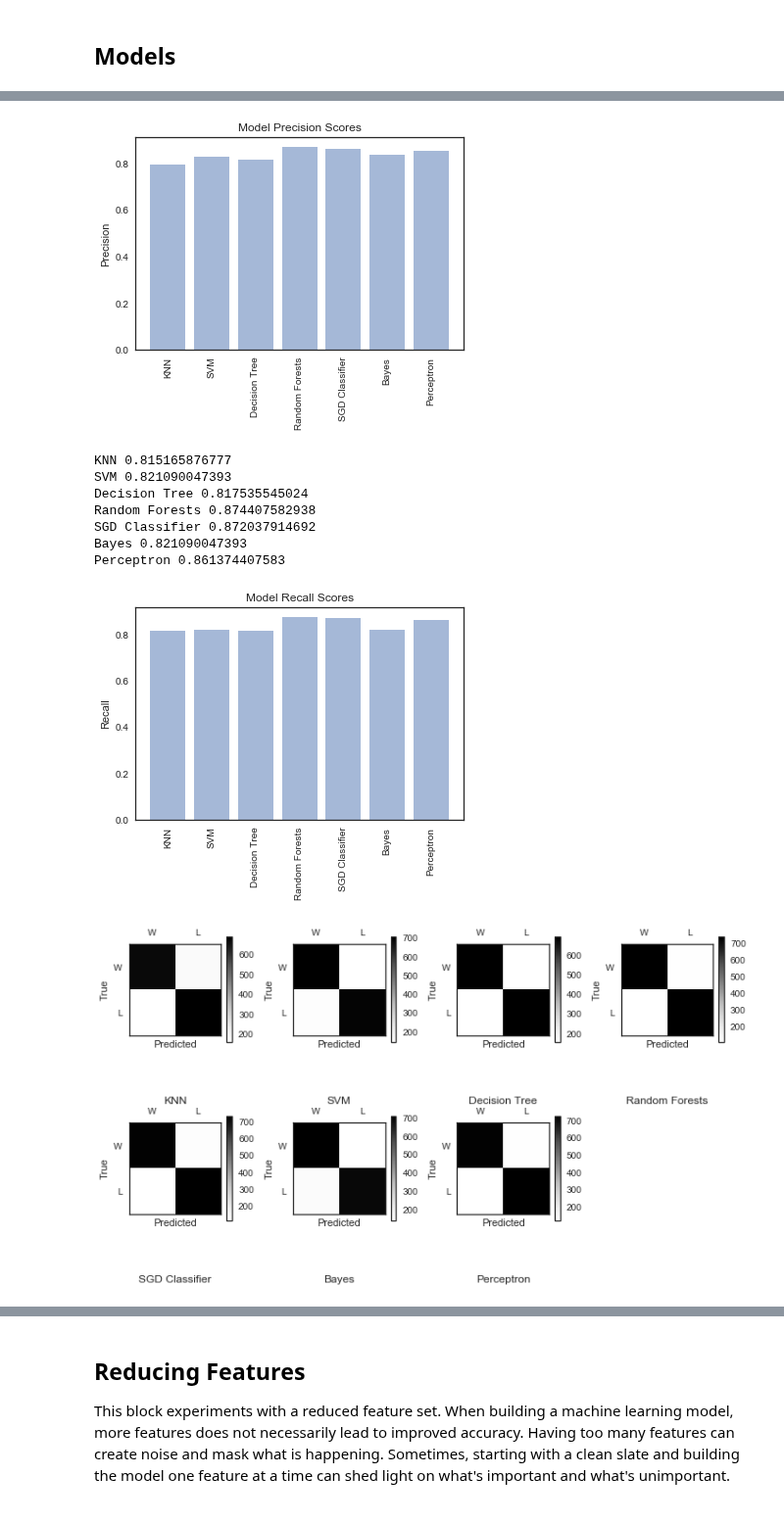
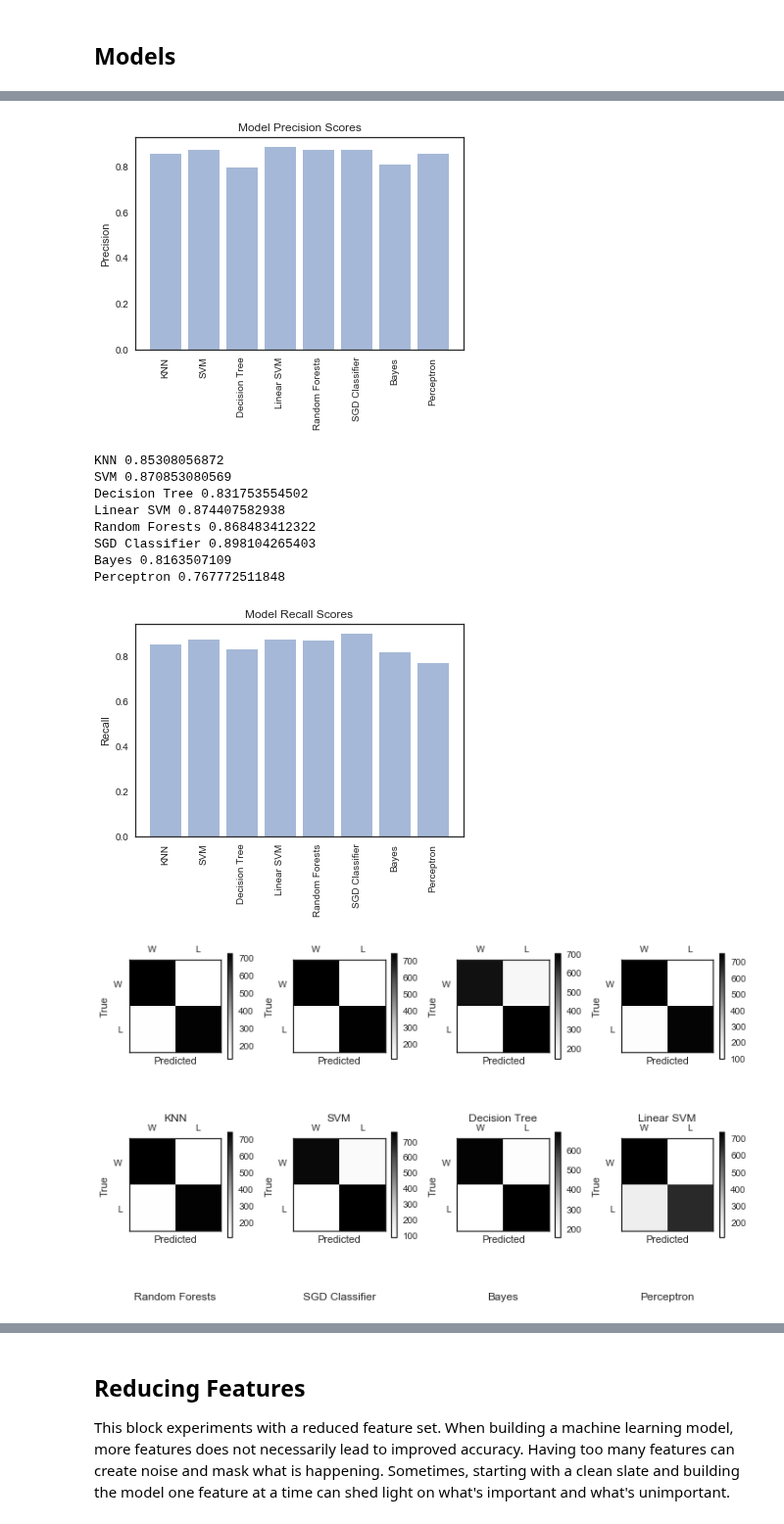
Before and after one commit to cfergusonlee/ufc_fight_analysis, a Jupyter notebook: index.ipynb, the cells around one changed output, grey strips where cells are left out. Shown at 98% size. Drawn from its saved outputs; the diff is of its cells as text; code cells hidden in the pictures.

```diff
--- a/index.ipynb
+++ b/index.ipynb
@@ -1159,6 +1241,6 @@ Op
 # %%
 fight_copy = fight_df.copy()
-for i in range(1,len(fight_copy)):
+for i in fight_df.index:
     cur_name = fight_df.loc[i, 'name']
     prev_fights = fight_df.iloc[:i]
     fight_copy.loc[i, cols] = np.mean(prev_fights.loc[prev_fights.name == cur_name, cols])
@@ -1254,5 +1307,5 @@ Now that we have a few algorithms to explore, we'll pay close attention to each
 # %% [markdown]
 ### Numerical Differences
 # %%
-numerical_diffs = fight_diffs.select_dtypes(include=[np.int64])
-numerical_diffs = numerical_diffs.drop(['fight_id', 'round'], axis=1)
+numerical_diffs = fight_diffs.select_dtypes(include=[np.int64, 'float'])
+numerical_diffs = numerical_diffs.drop(['round'], axis=1)
@@ -1337,10 +1362,22 @@ def dec_tree(X_train,Y_train,X_test,Y_test,Models):
     return
 
 def SGDClass(X_train,Y_train,X_test,Y_test,Models):
-    sgd = SGDClassifier(max_iter = 1000, tol = 0.001, random_state=42)
+    sgd = SGDClassifier(max_iter = 1000, tol = 0.001, penalty='l1', random_state=42)
     sgd.fit(X_train, Y_train)
     Y_pred = sgd.predict(X_test)
     Models['SGD Classifier'] = [
+        accuracy_score(Y_test,Y_pred),
+        precision_score(Y_test, Y_pred),
+        recall_score(Y_test, Y_pred),
+        confusion_matrix(Y_test,Y_pred),
+    ]
+    return
+
+def SVCClass(X_train,Y_train,X_test,Y_test,Models):
+    svc = SVC(random_state=42)
+    svc.fit(X_train, Y_train)
+    Y_pred = svc.predict(X_test)
+    Models['SVM'] = [
         accuracy_score(Y_test,Y_pred),
         precision_score(Y_test, Y_pred),
         recall_score(Y_test, Y_pred),
@@ -1352,7 +1389,7 @@ def linSVC(X_train,Y_train,X_test,Y_test,Models):
     linear_svc = LinearSVC(random_state=42)
     linear_svc.fit(X_train, Y_train)
     Y_pred = linear_svc.predict(X_test)
-    Models['SVM'] = [
+    Models['Linear SVM'] = [
         accuracy_score(Y_test,Y_pred),
         precision_score(Y_test, Y_pred),
         recall_score(Y_test, Y_pred),
@@ -1395,6 +1432,7 @@ def run_all_and_Plot(df):
     ranfor(X_train,Y_train,X_test,Y_test,Models)
     dec_tree(X_train,Y_train,X_test,Y_test,Models)
     SGDClass(X_train,Y_train,X_test,Y_test,Models)
+    SVCClass(X_train,Y_train,X_test,Y_test,Models)
     linSVC(X_train,Y_train,X_test,Y_test,Models)
     bayes(X_train,Y_train,X_test,Y_test,Models)
     Nearest(X_train,Y_train,X_test,Y_test,Models)
@@ -1431,8 +1469,22 @@ def plot_cm(dict):
         count+=1
     plt.tight_layout()
     plt.show()
+# %%
+exclusions = [
+    u'body_attempts',
+    u'clinch_attempts',
+    u'distance_attempts',
+    u'head_attempts',
+    u'ground_attempts',
+    u'leg_attempts',
+    u'sig_attempts',
+    u'strikes_attempts',
+    u'td_attempts',
+]
+model_cols = [col for col in cols if col not in exclusions]
+model_cols.append('outcome')
 # %%
-score_metrics = run_all_and_Plot(numerical_diffs)
+score_metrics = run_all_and_Plot(numerical_diffs[model_cols])
 CompareAll = dict()
 CompareAll['Baseline'] = score_metrics
 
@@ -1461,10 +1515,11 @@ Perceptron 0.85428907168
-[figure, old version]
+[figure, new version]
-KNN 0.815165876777
-SVM 0.821090047393
-Decision Tree 0.817535545024
-Random Forests 0.874407582938
-SGD Classifier 0.872037914692
-Bayes 0.821090047393
-Perceptron 0.861374407583
+KNN 0.85308056872
+SVM 0.870853080569
+Decision Tree 0.831753554502
+Linear SVM 0.874407582938
+Random Forests 0.868483412322
+SGD Classifier 0.898104265403
+Bayes 0.8163507109
+Perceptron 0.767772511848
-[figure, old version]
+[figure, new version]
-[figure, old version]
+[figure, new version]
```
Also changed, not shown: parts of 74 cells of this notebook, 4 other files.
